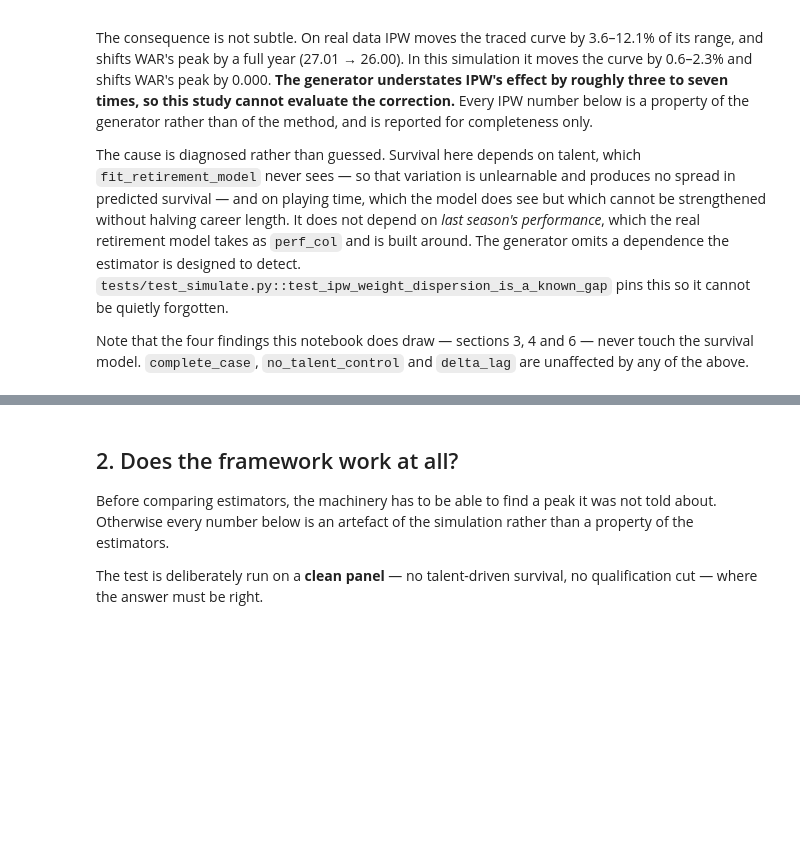
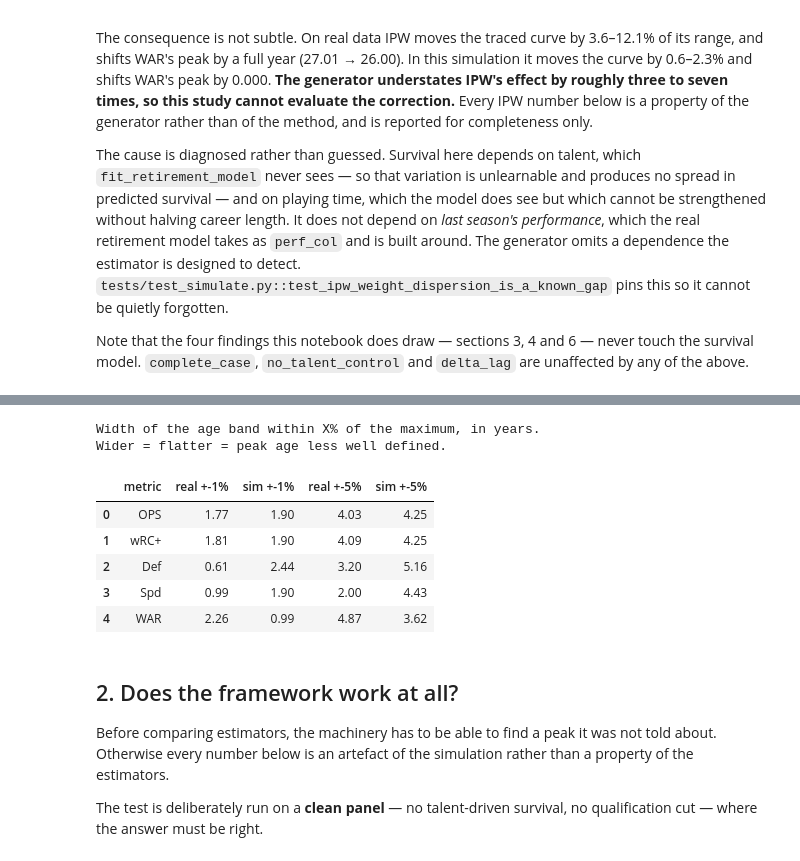
Before and after one commit to Jack1021ohoh/MLB_Position_Player_Aging_Analysis, a Jupyter notebook: simulation_validation.ipynb, the cells around one changed output, grey strips where cells are left out. Saved outputs shown, nothing was run; the diff lists cells and outputs as text; code cells hidden in the pictures; blank space fills up the shorter version.

```diff
--- a/simulation_validation.ipynb
+++ b/simulation_validation.ipynb
@@ -131,3 +142,44 @@ model. `complete_case`, `no_talent_control` and `delta_lag` are unaffected by an
+# %%
+from mlb_aging.dataset import build_training_frame, load_data
+from mlb_aging.gam import aging_curve, fit_gam
+from mlb_aging.metrics import METRICS
+
+
+def flat_band(ages, values, fraction):
+    """Width in years of the age band lying within ``fraction`` of the maximum."""
+    values = np.asarray(values, dtype=float)
+    threshold = values.max() - fraction * (values.max() - values.min())
+    inside = np.asarray(ages, dtype=float)[values >= threshold]
+    return inside.max() - inside.min()
+
+
+shape_check = simulate_careers(CONFIG, seed=0)
+rows = []
+for name, spec in METRICS.items():
+    train, _ = load_data(spec)
+    frame = build_training_frame(train, spec)
+    real = aging_curve(fit_gam(frame, spec), frame, spec).by_age
+    truth = truth_curve(shape_check, CONFIG.metric(name))
+    rows.append({
+        "metric": name,
+        "real +-1%": flat_band(real.index.values, real.values, 0.01),
+        "sim +-1%": flat_band(truth.ages, truth.values, 0.01),
+        "real +-5%": flat_band(real.index.values, real.values, 0.05),
+        "sim +-5%": flat_band(truth.ages, truth.values, 0.05),
+    })
+
+print("Width of the age band within X% of the maximum, in years.")
+print("Wider = flatter = peak age less well defined.")
+pd.DataFrame(rows).round(2)
+# %% [output]
+Width of the age band within X% of the maximum, in years.
+Wider = flatter = peak age less well defined.
+|  | metric | real +-1% | sim +-1% | real +-5% | sim +-5% |
+| 0 | OPS | 1.77 | 1.90 | 4.03 | 4.25 |
+| 1 | wRC+ | 1.81 | 1.90 | 4.09 | 4.25 |
+| 2 | Def | 0.61 | 2.44 | 3.20 | 5.16 |
+| 3 | Spd | 0.99 | 1.90 | 2.00 | 4.43 |
+| 4 | WAR | 2.26 | 0.99 | 4.87 | 3.62 |
 # %% [markdown]
 ## 2. Does the framework work at all?
 
```
Also changed, not shown: parts of 2 cells of this notebook.
